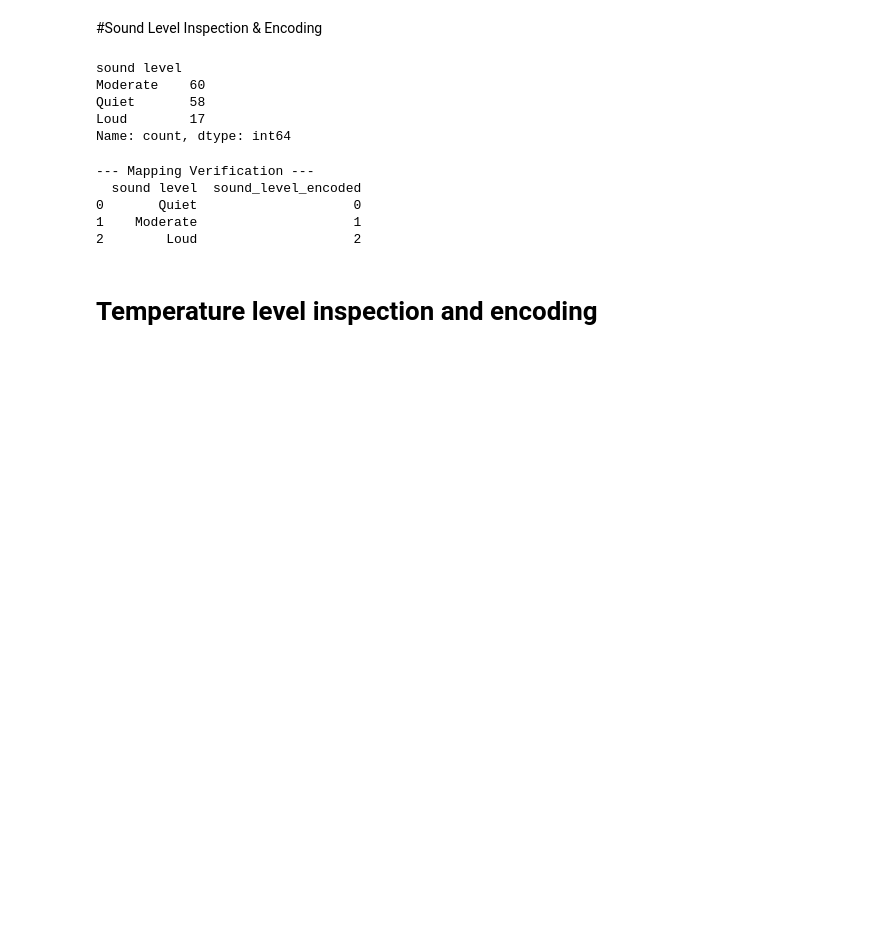
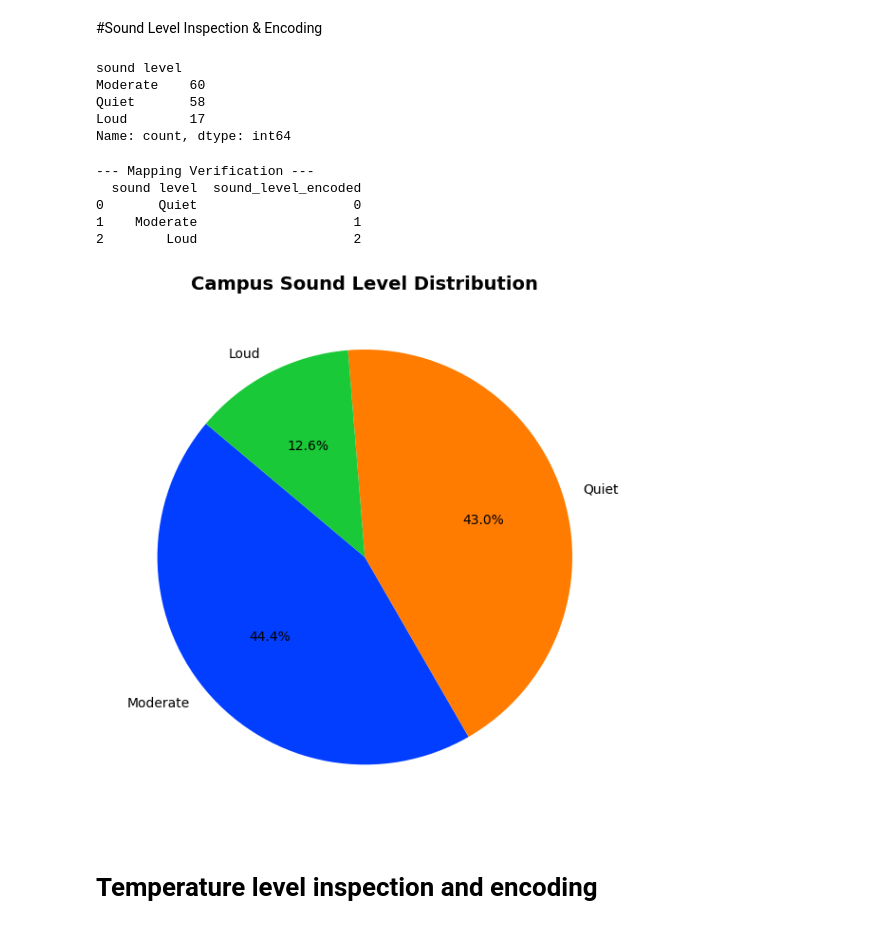
Before and after one commit to OisinStapleton/ml-campus_data-project-colab, a Jupyter notebook: MiniProjectOS.ipynb, the cells around one changed output. Drawn from its saved outputs; the diff is of its cells as text; code cells hidden in the pictures; blank space fills up the shorter version.

```diff
--- a/MiniProjectOS.ipynb
+++ b/MiniProjectOS.ipynb
@@ -177,6 +97,35 @@ print(cleaned_df[['sound level', 'sound_level_encoded']]
 0       Quiet                    0
 1    Moderate                    1
 2        Loud                    2
+# %%
+import matplotlib.pyplot as plt
+import seaborn as sns
+
+# Calculate frequency counts for sound level
+sound_counts = cleaned_df['sound level'].value_counts().reset_index()
+sound_counts.columns = ['Sound Level', 'Total Recordings']
+
+# Pie chart parameters
+labels = sound_counts['Sound Level']
+sizes = sound_counts['Total Recordings']
+
+# Pie chart
+colors = sns.color_palette('bright')[0:len(sizes)]
+
+plt.figure(figsize=(6, 6), facecolor='white')
+plt.pie(
+    sizes,
+    labels=labels,
+    colors=colors,
+    autopct='%1.1f%%',
+    startangle=140
+)
+
+plt.title('Campus Sound Level Distribution', fontsize=14, fontweight='bold')
+plt.tight_layout()
+plt.show()
+# %% [output]
+[figure, added]
 # %% [markdown]
 # Temperature level inspection and encoding
 # %%
```
Also changed, not shown: parts of 57 cells of this notebook.
